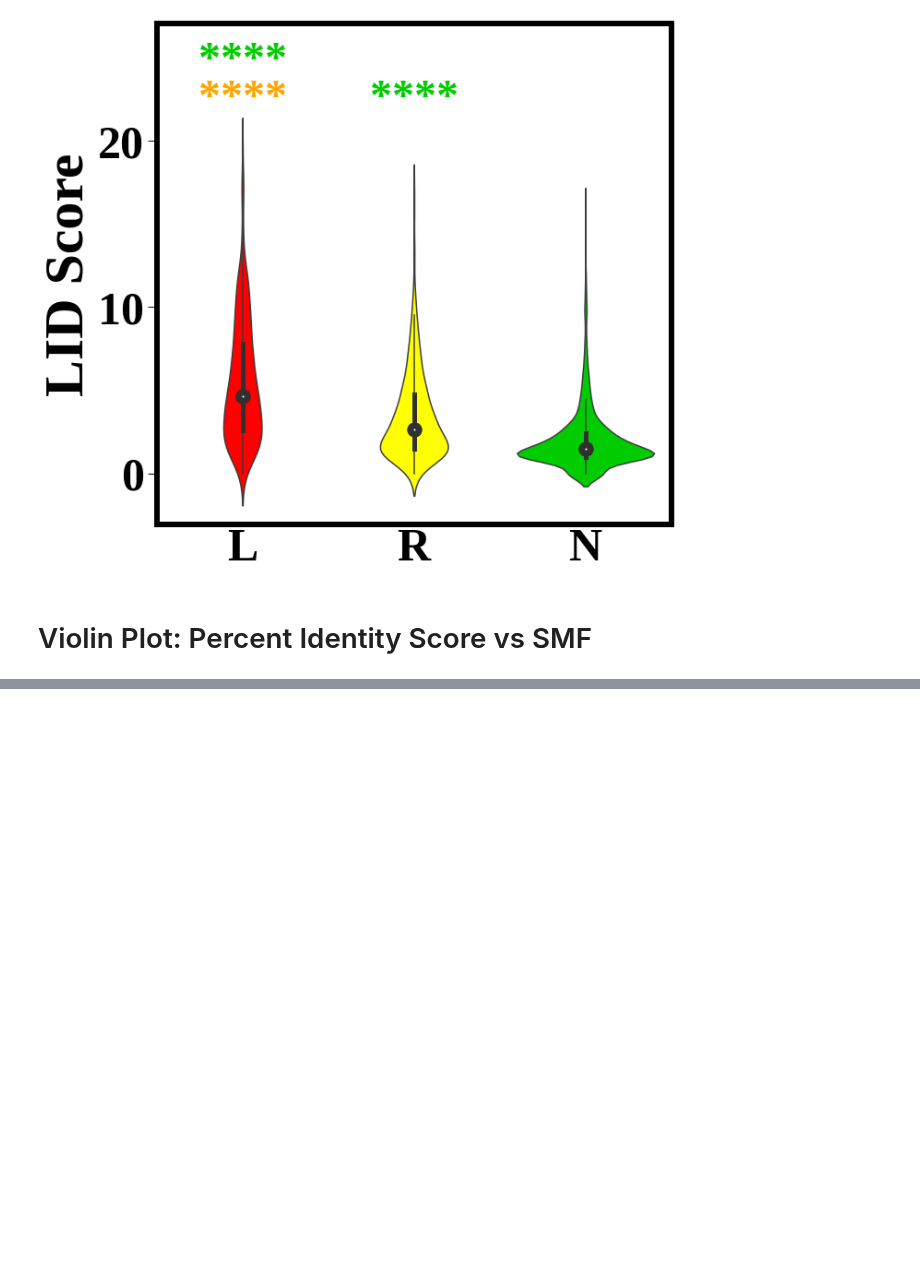
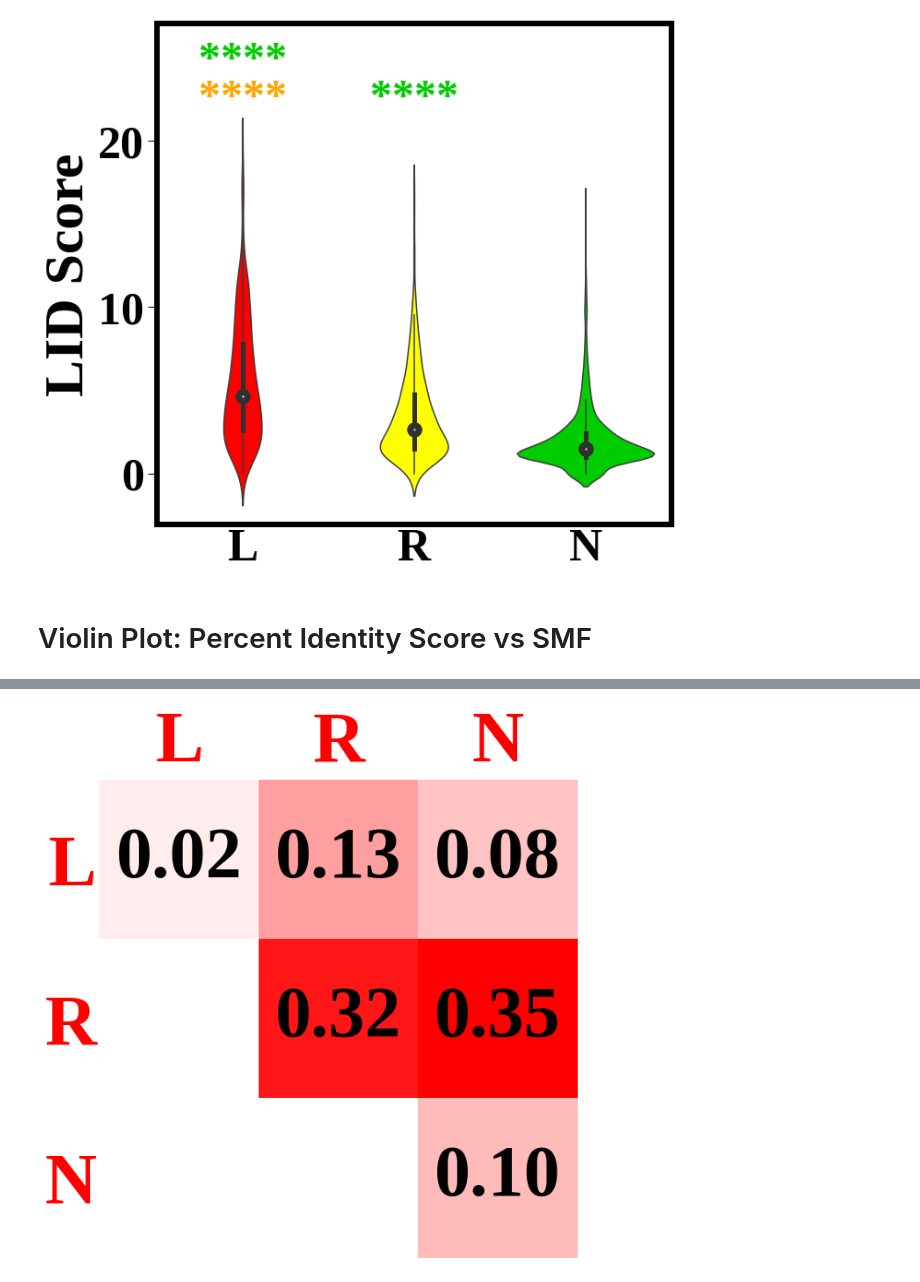
Before and after one commit to KISRDevelopment/cell_viability_paper, a Jupyter notebook: figures.ipynb, the cells around one changed output, grey strips where cells are left out. Cells and saved outputs as stored; diff of their text form; code cells hidden in the pictures; blank space fills up the shorter version.

```diff
--- a/figures.ipynb
+++ b/figures.ipynb
@@ -184,0 +197,81 @@ R (22.36) vs. N (29.44): 0.000000 [36.996009] (lens 994 vs 2487)
+# %%
+def smf_vs_gi(task_path, smf_task_path):
+    labels = ['Negative', 'Neutral', 'Positive', 'Suppression']
+    colors = ['#FF0000', 'orange', '#00CC00', '#3d77ff']
+
+    smf_classes = ['L', 'R', 'N']
+
+    plot_cfg = {
+        "tick_label_size" : 50,
+        "xlabel_size" : 60,
+        "ylabel_size" : 60,
+        "border_size" : 6,
+        "bar_border_size" : 2.5,
+        "bar_label_size" : 48,
+        "stars_label_size" : 48,
+        "annot_size" : 82
+    }
+
+    df = pd.read_feather(task_path)
+    smf_df = pd.read_feather(smf_task_path)
+
+    smf = dict(zip(smf_df['id'], smf_df['bin']))
+
+    genes_with_smf = set(smf_df['id'])
+
+    with_smf_ix = (df['a_id'].isin(genes_with_smf)) & (df['b_id'].isin(genes_with_smf))
+    print("# pairs without smf: %d" % np.sum(~with_smf_ix))
+
+    for bin in range(len(labels)):
+        ix = (df['bin'] == bin) & with_smf_ix
+        print("# observation in %d: %d" % (bin, np.sum(ix)))
+
+        sdf = df[ix]
+
+        a_smf_bin = np.array([smf[i] for i in sdf['a_id']]).astype(int)
+        b_smf_bin = np.array([smf[i] for i in sdf['b_id']]).astype(int)
+
+        M = np.zeros((3, 3))
+        for i in range(len(a_smf_bin)):
+            abin = a_smf_bin[i]
+            bbin = b_smf_bin[i]
+
+            abin, bbin = sorted((abin,bbin))
+
+            M[abin, bbin] += 1
+
+        Mnormed = M / np.sum(M)
+
+
+        f, ax = plt.subplots(figsize=(10, 10))
+
+        cmap = matplotlib.colors.LinearSegmentedColormap.from_list("",["white",colors[bin]])
+
+        ax.imshow(Mnormed, cmap=cmap)
+        for i in range(M.shape[0]):
+            for j in range(i,M.shape[0]):
+                ax.text(j, i, "%0.2f" % Mnormed[i, j], ha="center", va="center",
+                fontsize=plot_cfg['annot_size'])
+
+        xlabels = ax.get_xticks()
+        ix = np.isin(xlabels, np.arange(Mnormed.shape[0]))
+        xlabels = xlabels.astype(str)
+        xlabels[ix] = smf_classes
+        xlabels[~ix] = ''
+
+        ax.set_xticklabels(xlabels, fontsize=plot_cfg['annot_size'])
+        ax.set_yticklabels(xlabels, fontsize=plot_cfg['annot_size'])
+
+        ax.xaxis.set_tick_params(length=0, width=0, which='both', colors=colors[bin])
+        ax.yaxis.set_tick_params(length=0, width=0, which='both', colors=colors[bin])
+        ax.xaxis.tick_top()
+        plt.setp(ax.spines.values(), linewidth=0)
+
+#         plt.savefig("%s_%s.png" % (output_path, labels[bin]), bbox_inches='tight', dpi=100)
+
+
+#         plt.close()
+#         #plt.show()
+
+smf_vs_gi("../generated-data/dataset_yeast_gi_hybrid.feather", "../generated-data/dataset_yeast_smf.feather")
+# %% [output]
@@ -184,0 +283 @@ R (22.36) vs. N (29.44): 0.000000 [36.996009] (lens 994 vs 2487)
+[figure, added]
```
Also changed, not shown: parts of 13 cells of this notebook.
